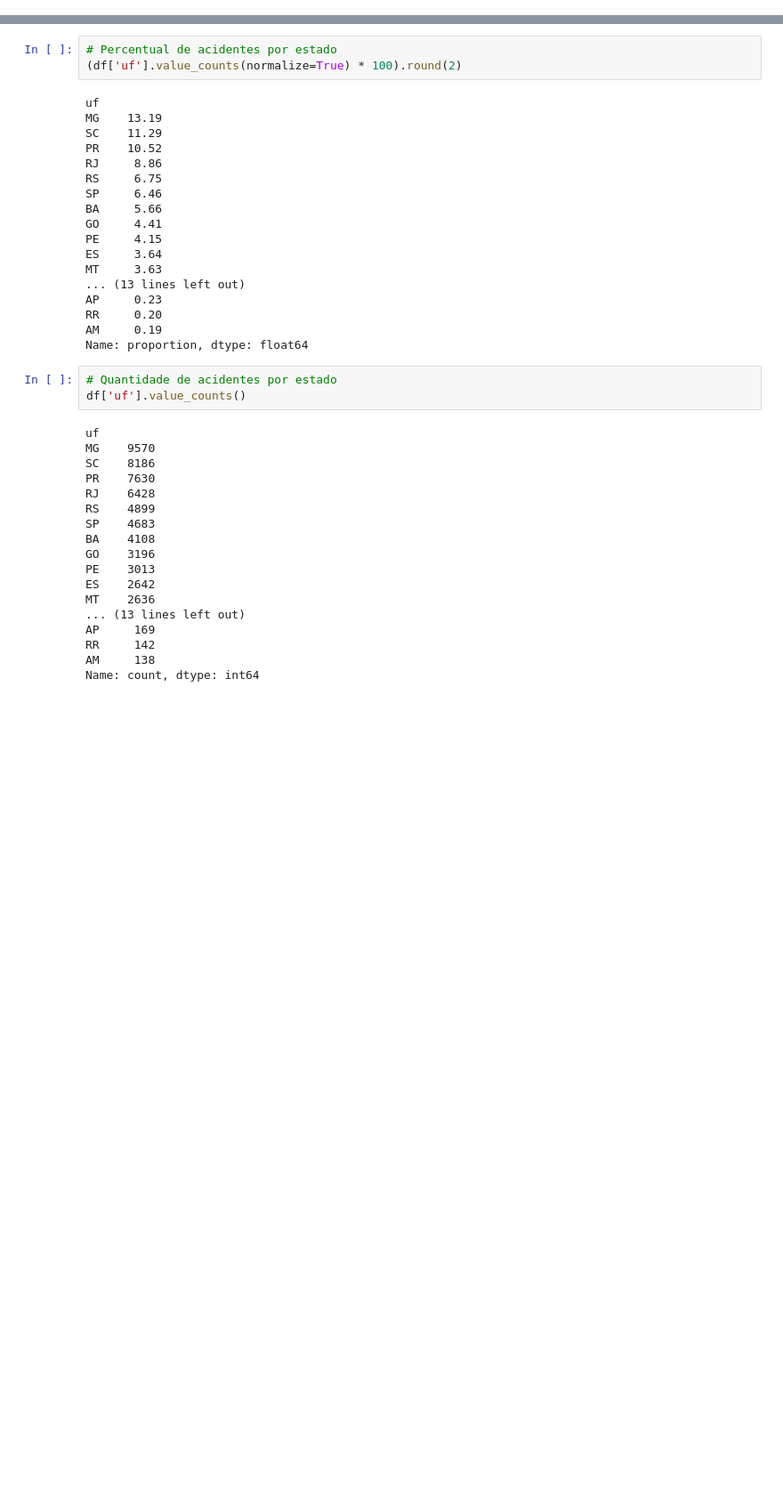
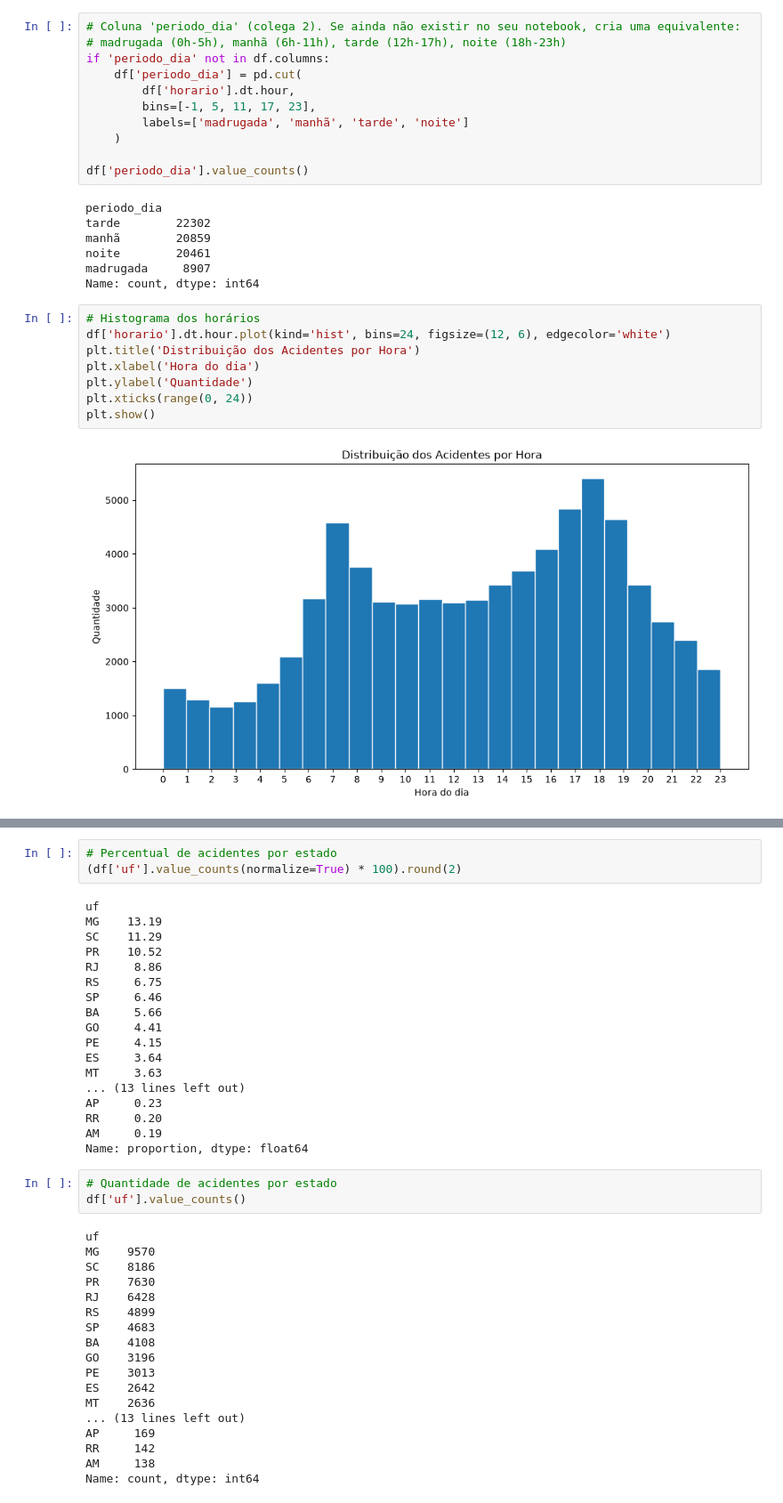
Before and after one commit to ajcasagrande-ship-it/projeto-final-ada, a Jupyter notebook: notebooks/analise.ipynb, the cells around one changed output, grey strips where cells are left out. Shown at 89% size. Drawn from its saved outputs; the diff is of its cells as text; blank space fills up the shorter version.

```diff
--- a/notebooks/analise.ipynb
+++ b/notebooks/analise.ipynb
@@ -0,0 +18,28 @@
+# %%
+# Coluna 'periodo_dia' (colega 2). Se ainda não existir no seu notebook, cria uma equivalente:
+# madrugada (0h-5h), manhã (6h-11h), tarde (12h-17h), noite (18h-23h)
+if 'periodo_dia' not in df.columns:
+    df['periodo_dia'] = pd.cut(
+        df['horario'].dt.hour,
+        bins=[-1, 5, 11, 17, 23],
+        labels=['madrugada', 'manhã', 'tarde', 'noite']
+    )
+
+df['periodo_dia'].value_counts()
+# %% [output]
+periodo_dia
+tarde        22302
+manhã        20859
+noite        20461
+madrugada     8907
+Name: count, dtype: int64
+# %%
+# Histograma dos horários
+df['horario'].dt.hour.plot(kind='hist', bins=24, figsize=(12, 6), edgecolor='white')
+plt.title('Distribuição dos Acidentes por Hora')
+plt.xlabel('Hora do dia')
+plt.ylabel('Quantidade')
+plt.xticks(range(0, 24))
+plt.show()
+# %% [output]
+[figure, added]
```
Also changed, not shown: parts of 10 cells of this notebook.
